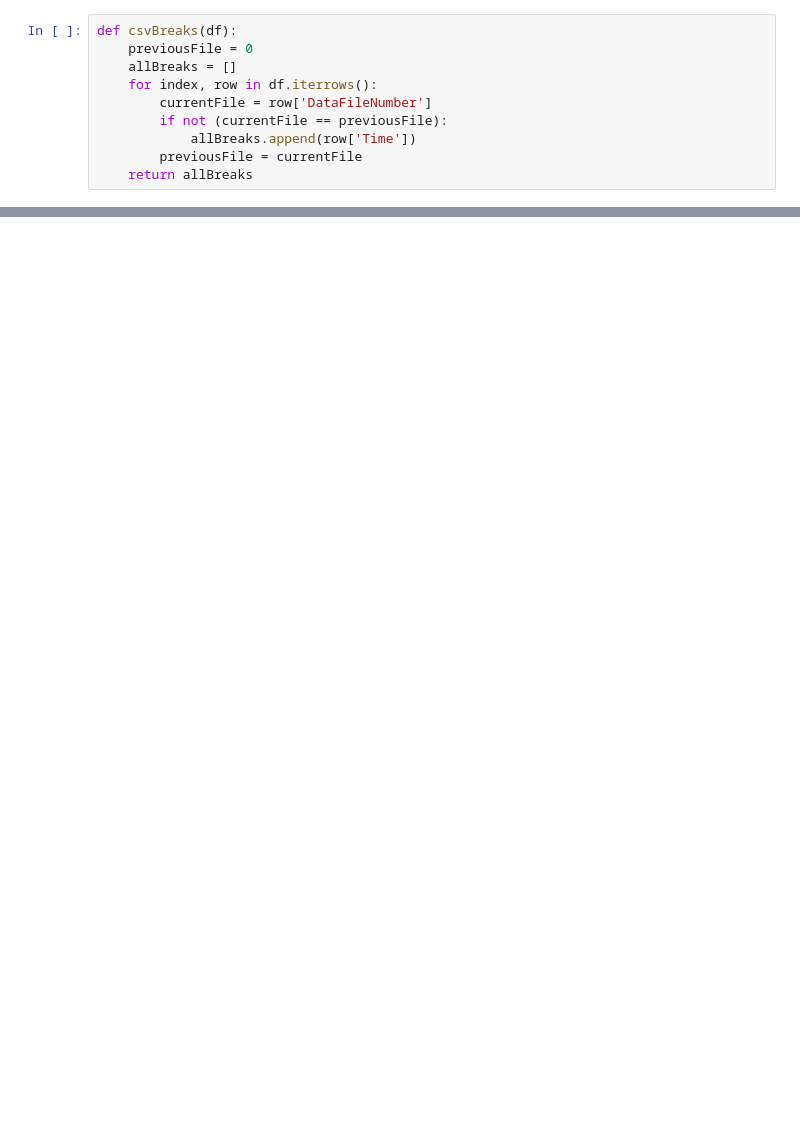
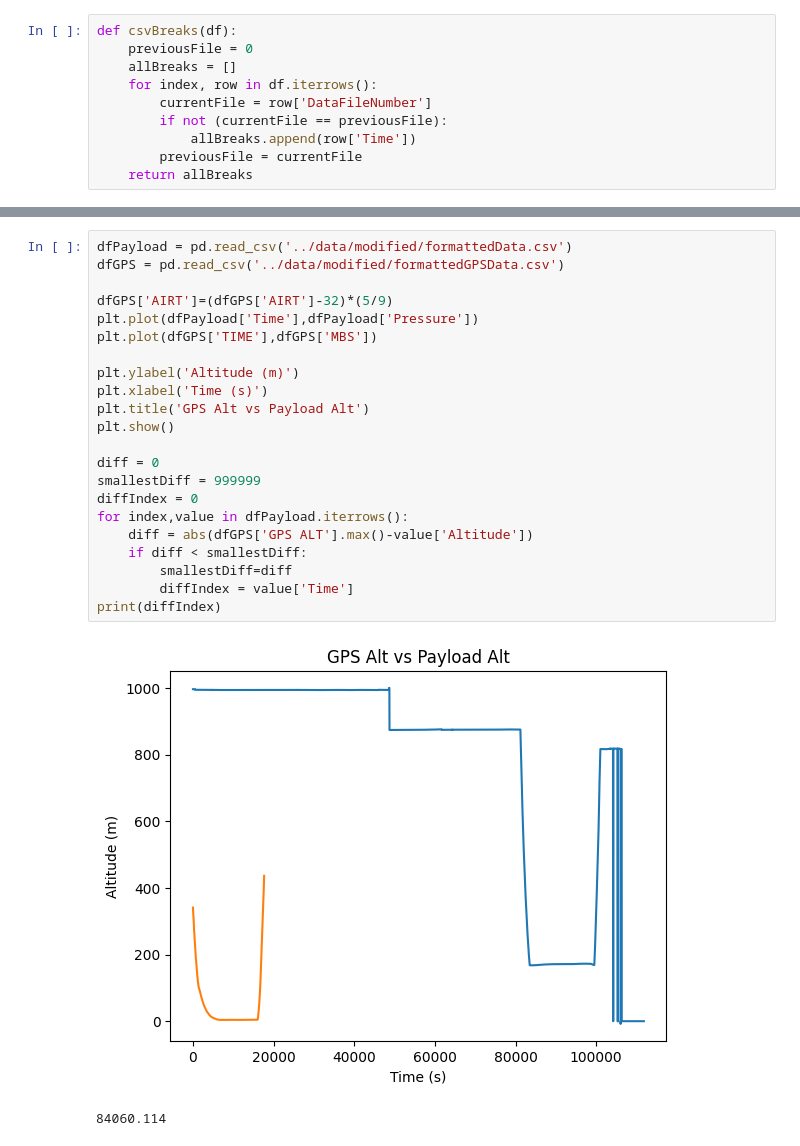
Before and after one commit to DexterBinary/HAB_Data_Analysis_2024, a Jupyter notebook: notebooks/analysis.ipynb, the cells around one changed output, grey strips where cells are left out. Drawn from its saved outputs; the diff is of its cells as text; blank space fills up the shorter version.

```diff
--- a/notebooks/analysis.ipynb
+++ b/notebooks/analysis.ipynb
@@ -66,0 +75,25 @@ plt.show()
+# %%
+dfPayload = pd.read_csv('../data/modified/formattedData.csv')
+dfGPS = pd.read_csv('../data/modified/formattedGPSData.csv')
+
+dfGPS['AIRT']=(dfGPS['AIRT']-32)*(5/9)
+plt.plot(dfPayload['Time'],dfPayload['Pressure'])
+plt.plot(dfGPS['TIME'],dfGPS['MBS'])
+
+plt.ylabel('Altitude (m)')
+plt.xlabel('Time (s)')
+plt.title('GPS Alt vs Payload Alt')
+plt.show()
+
+diff = 0
+smallestDiff = 999999
+diffIndex = 0
+for index,value in dfPayload.iterrows():
+    diff = abs(dfGPS['GPS ALT'].max()-value['Altitude'])
+    if diff < smallestDiff:
+        smallestDiff=diff
+        diffIndex = value['Time']
+print(diffIndex)
+# %% [output]
+[figure, added]
+84060.114
```
Also changed, not shown: parts of 5 cells of this notebook, 6 other files.
